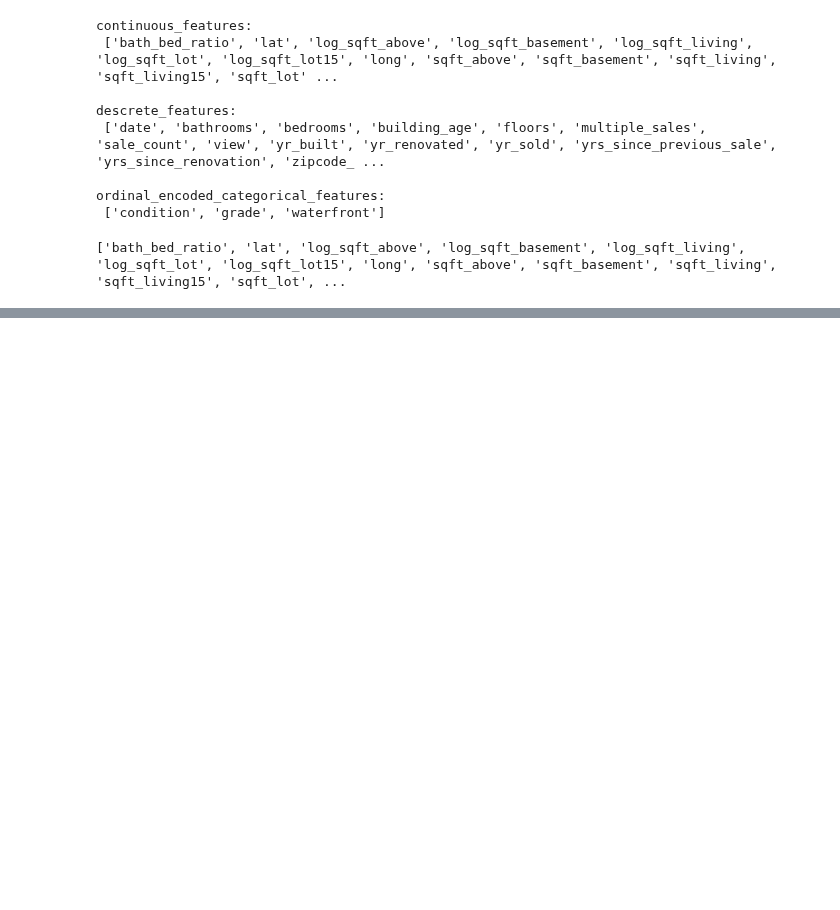
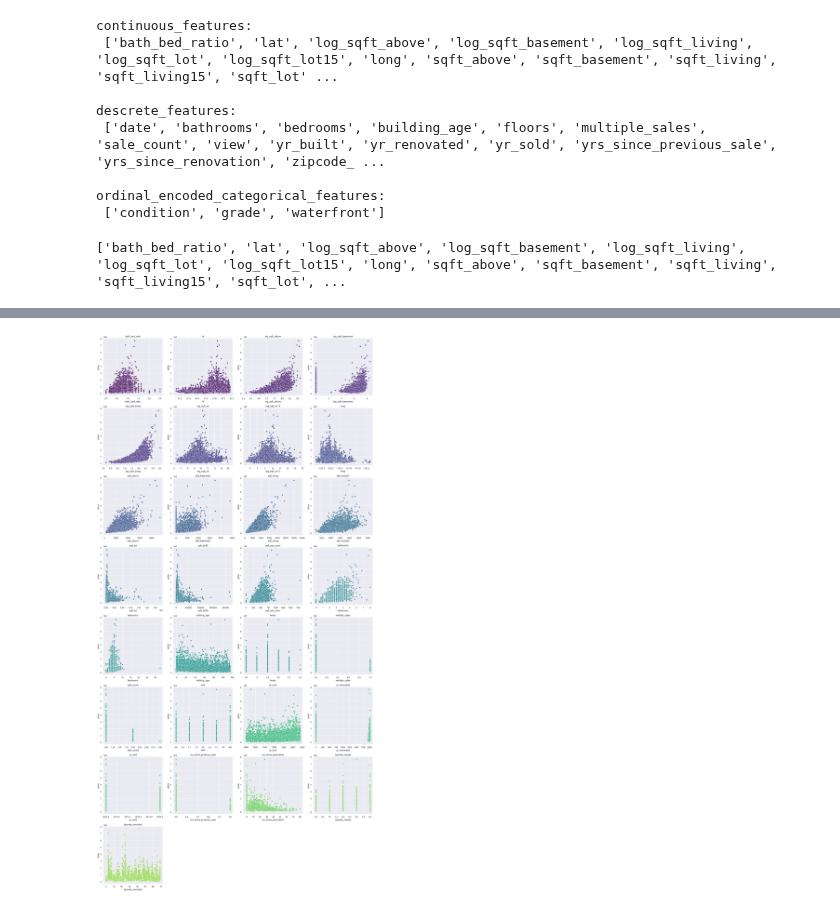
Before and after one commit to martaverfer/mini-project-ironkaggle, a Jupyter notebook: notebooks/feature_engineering.ipynb, the cells around one changed output, grey strips where cells are left out. Drawn from its saved outputs; the diff is of its cells as text; code cells hidden in the pictures; blank space fills up the shorter version.

```diff
--- a/notebooks/feature_engineering.ipynb
+++ b/notebooks/feature_engineering.ipynb
@@ -337,0 +248,4 @@ shap_summary_df
+# %%
+plots_for_numeric_columns(df, all_numeric_features, PlotType.SCATTER)
+# %% [output]
+[figure, added]
```
Also changed, not shown: parts of 15 cells of this notebook, 4 other files.
